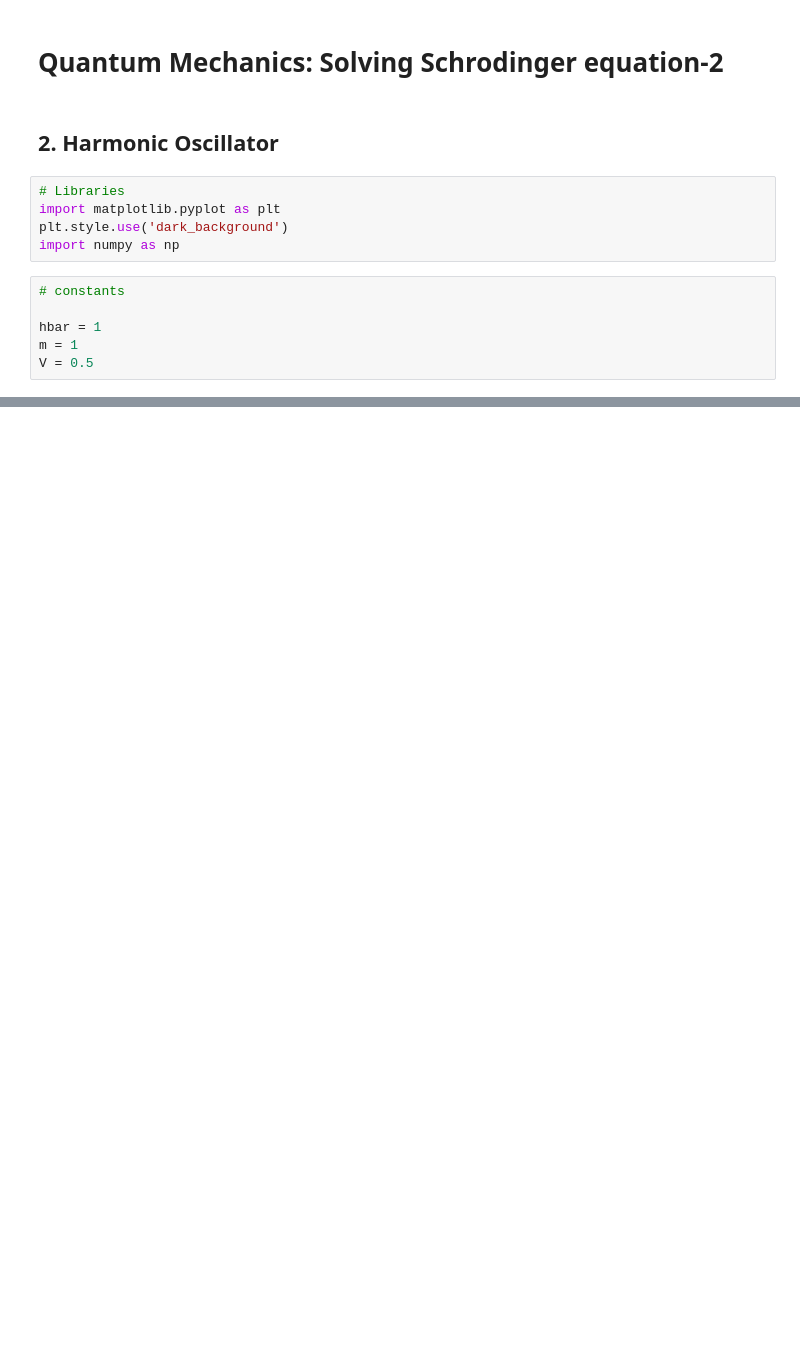
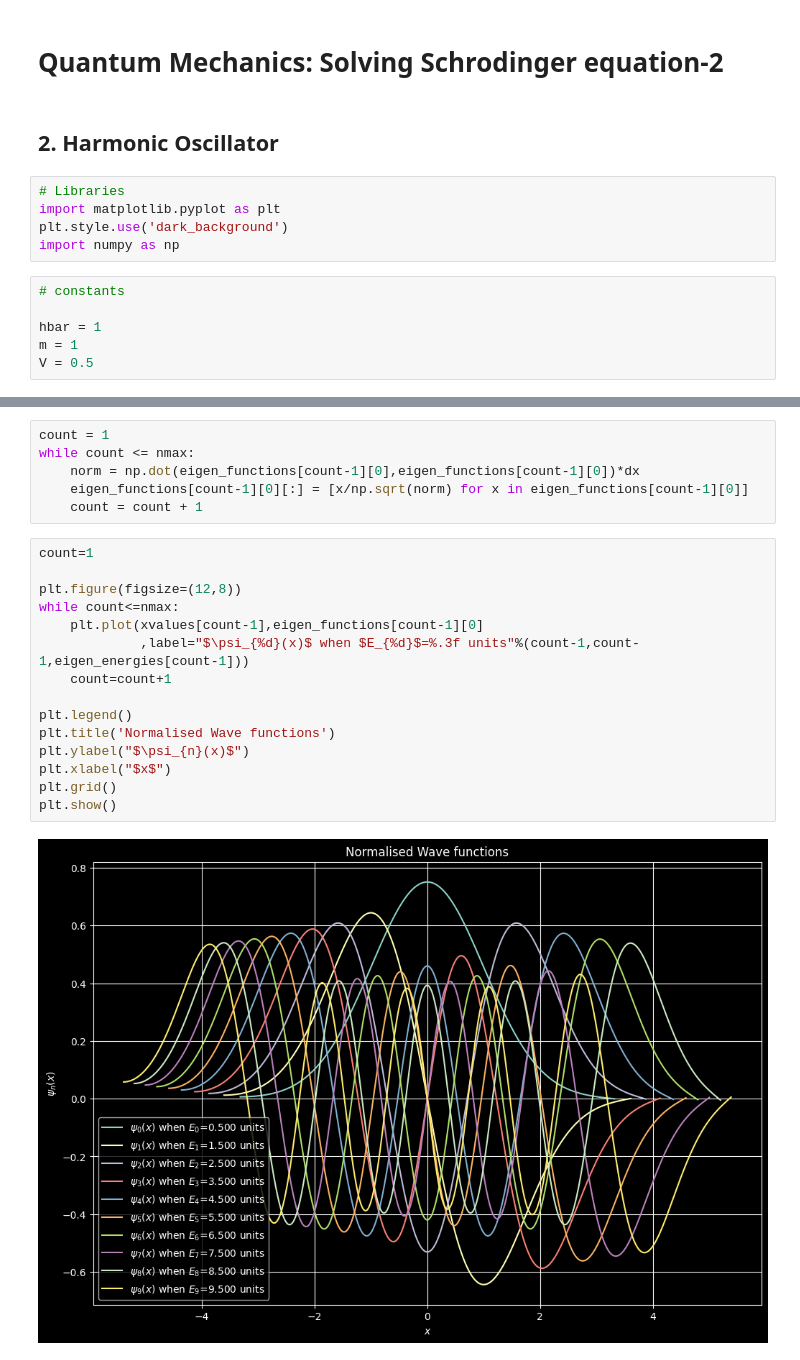
Before and after one commit to SuhasPK/My-Computational-Physics, a Jupyter notebook: Project-8/QM_Harmonic_oscillator/harmonic oscillator.ipynb, the cells around one changed output, grey strips where cells are left out. Saved outputs shown, nothing was run; the diff lists cells and outputs as text; blank space fills up the shorter version.

```diff
--- a/Project-8/QM_Harmonic_oscillator/harmonic oscillator.ipynb
+++ b/Project-8/QM_Harmonic_oscillator/harmonic oscillator.ipynb
@@ -109,0 +145,23 @@ eigen_energies
+# %%
+count = 1
+while count <= nmax:
+    norm = np.dot(eigen_functions[count-1][0],eigen_functions[count-1][0])*dx
+    eigen_functions[count-1][0][:] = [x/np.sqrt(norm) for x in eigen_functions[count-1][0]]
+    count = count + 1
+# %%
+count=1
+
+plt.figure(figsize=(12,8))
+while count<=nmax:
+    plt.plot(xvalues[count-1],eigen_functions[count-1][0]
+             ,label="$\psi_{%d}(x)$ when $E_{%d}$=%.3f units"%(count-1,count-1,eigen_energies[count-1]))
+    count=count+1
+
+plt.legend()
+plt.title('Normalised Wave functions')
+plt.ylabel("$\psi_{n}(x)$")
+plt.xlabel("$x$")
+plt.grid()
+plt.show()
+# %% [output]
+[figure, added]
```
Also changed, not shown: parts of 9 cells of this notebook.
